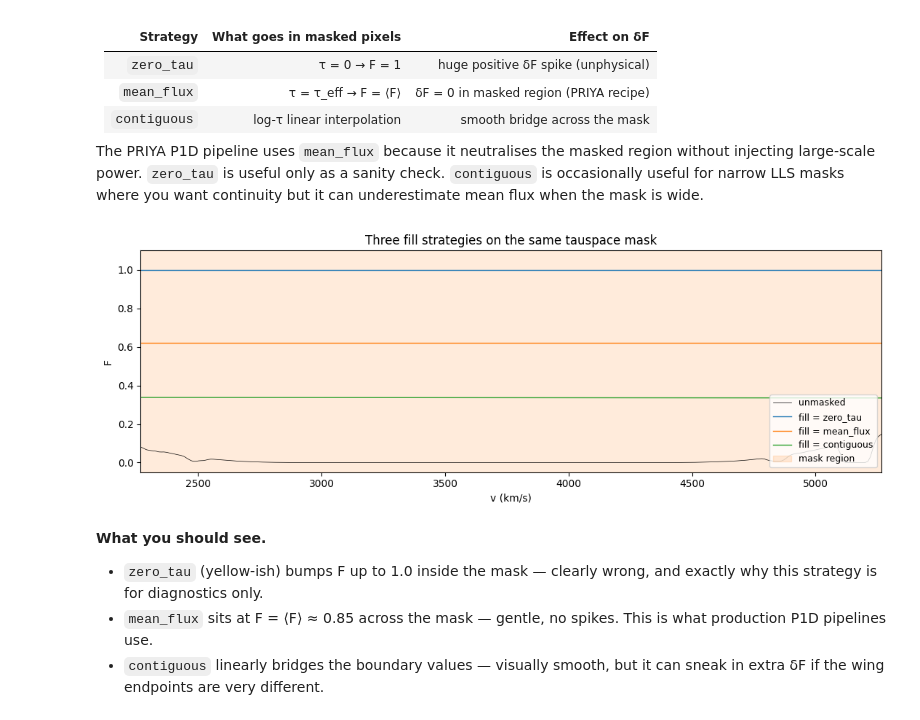
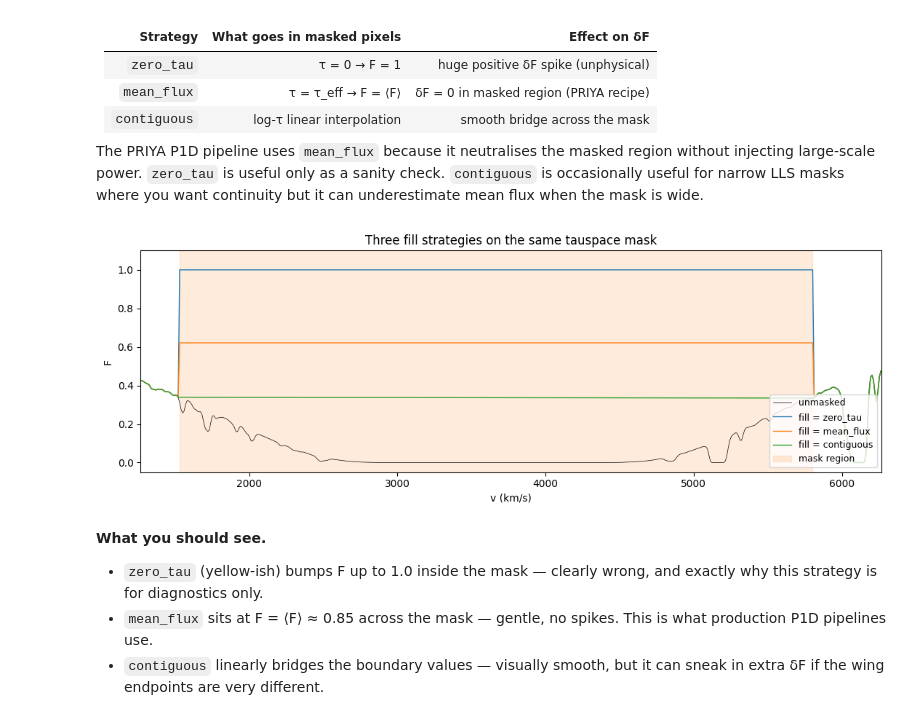
Before and after one commit to jibanCat/hcd_priya, a Jupyter notebook: notebooks/tutorials/04_per_spectrum_inspection_and_masking.ipynb, the cells around one changed output. Saved outputs shown, nothing was run; the diff lists cells and outputs as text; code cells hidden in the pictures.

```diff
--- a/notebooks/tutorials/04_per_spectrum_inspection_and_masking.ipynb
+++ b/notebooks/tutorials/04_per_spectrum_inspection_and_masking.ipynb
@@ -501,29 +505,29 @@ mean flux when the mask is wide.
 # %%
 from hcd_analysis.masking import _FILL_FUNCTIONS
 
 # Use the tauspace mask we built above and apply each fill strategy
 tau_filled = {
     name: fn(tau_dla, mask_tauspace)
     for name, fn in _FILL_FUNCTIONS.items()
 }
 F_filled = {name: np.exp(-t) for name, t in tau_filled.items()}
 
 fig, ax = plt.subplots(figsize=(11, 4.0))
 ax.plot(v_full, F_dla, color='black', lw=0.5, label='unmasked')
 for name, F in F_filled.items():
     ax.plot(v_full, F, lw=1.0, label=f'fill = {name}')
 ax.axvspan(v_full[mask_tauspace].min(),
            v_full[mask_tauspace].max(),
            color='C1', alpha=0.15, label='mask region')
-ax.set(xlim=(v_centre - 1500, v_centre + 1500),
+ax.set(xlim=(v_centre - 2500, v_centre + 2500),
        ylim=(-0.05, 1.10),
        xlabel='v (km/s)', ylabel='F',
        title='Three fill strategies on the same tauspace mask')
 ax.legend(loc='lower right', fontsize=9)
 fig.tight_layout()
 plt.show()
 # %% [output]
-[figure, old version]
+[figure, new version]
 # %% [markdown]
 **What you should see.**
 
```
Also changed, not shown: parts of 2 cells of this notebook, 5 other files.
